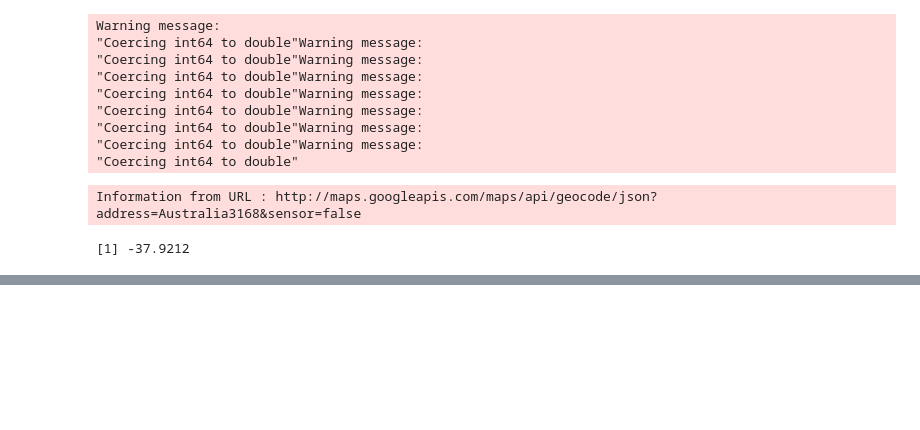
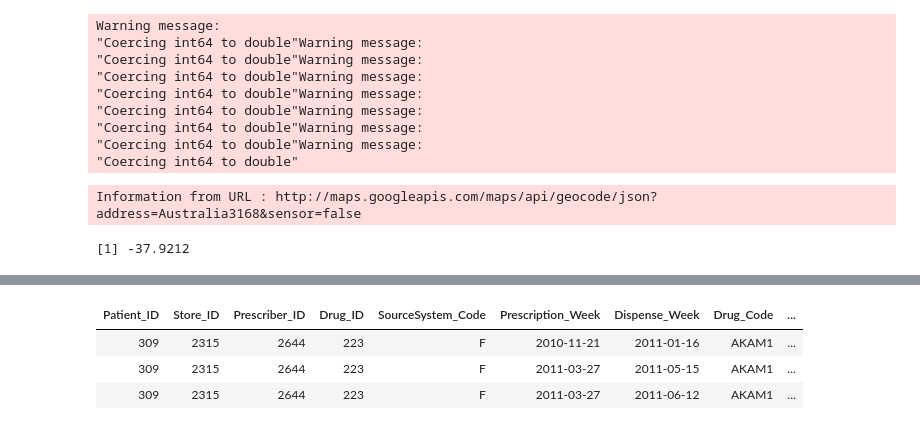
Before and after one commit to smstojanovic/iSel_MelbDatathon2017, a Jupyter notebook: steve/Antibiotic Strains by location.ipynb, the cells around one changed output, grey strips where cells are left out. Drawn from its saved outputs; the diff is of its cells as text; code cells hidden in the pictures; blank space fills up the shorter version.

```diff
--- a/steve/Antibiotic Strains by location.ipynb
+++ b/steve/Antibiotic Strains by location.ipynb
@@ -90,0 +89,7 @@ ERROR: Error: cannot allocate vector of size 435.3 Mb
+# %%
+antibiotic_transactions %>% head(3)
+# %% [output]
+| Patient_ID | Store_ID | Prescriber_ID | Drug_ID | SourceSystem_Code | Prescription_Week | Dispense_Week | Drug_Code | ... |
+| 309 | 2315 | 2644 | 223 | F | 2010-11-21 | 2011-01-16 | AKAM1 | ... |
+| 309 | 2315 | 2644 | 223 | F | 2011-03-27 | 2011-05-15 | AKAM1 | ... |
+| 309 | 2315 | 2644 | 223 | F | 2011-03-27 | 2011-06-12 | AKAM1 | ... |
```
Also changed, not shown: parts of 12 cells of this notebook.
